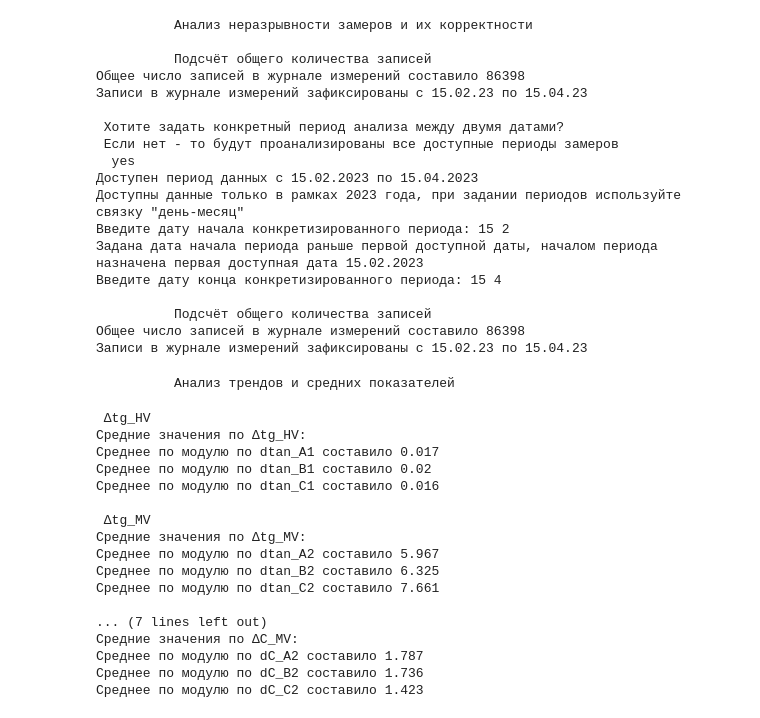
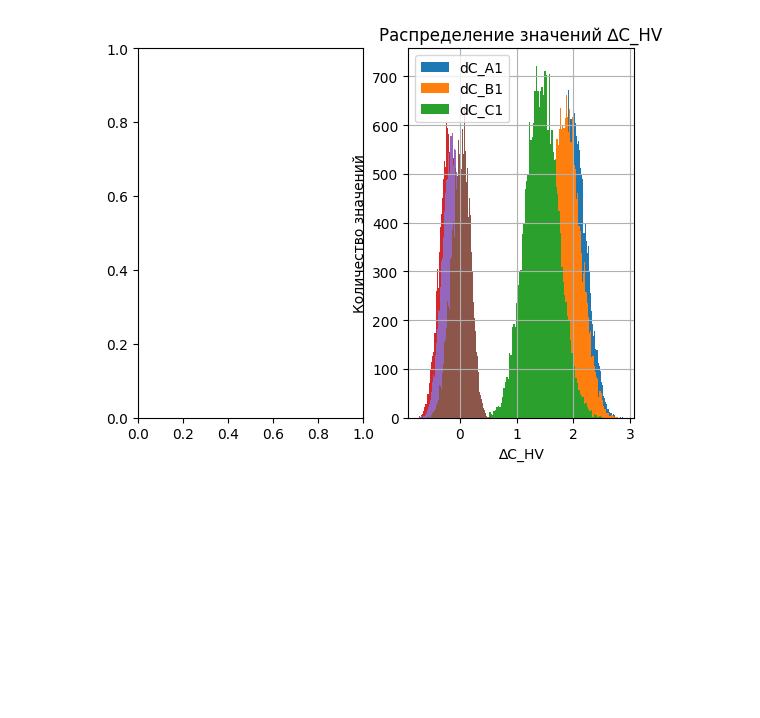
Before and after one commit to sadzax/ElectroMon, a Jupyter notebook: tst.ipynb, the cells around one changed output. Drawn from its saved outputs; the diff is of its cells as text; code cells hidden in the pictures; blank space fills up the shorter version.

```diff
--- a/tst.ipynb
+++ b/tst.ipynb
@@ -54,69 +36,0 @@ data = analyzer.set_dtypes(device_type=device_type, data=data, cols=cols)
-# %%
-#  ______________________________________ COUNTERS AND TIME ANALYZERS ____________________________
-prints.info('Анализ неразрывности замеров и их корректности')
-
-#  Returning total counter of measures and their period
-prints.total_log_counter(dev, data)
-prints.total_periods(dev, data)
-
-#  Asking for a period to choose
-status = sadzax.question(
-        f"\n Хотите задать конкретный период анализа между двумя датами?"
-        f"\n Если нет - то будут проанализированы все доступные периоды замеров\n", yes='y')
-if status == 'y':
-    data = analyzer.time_period_choose(data, dev)
-    prints.total_log_counter(dev, data)
-    prints.total_periods(dev, data)
-# %% [output]
-          Анализ неразрывности замеров и их корректности
-
-          Подсчёт общего количества записей
-Общее число записей в журнале измерений составило 86398
-Записи в журнале измерений зафиксированы с 15.02.23 по 15.04.23
-
- Хотите задать конкретный период анализа между двумя датами?
- Если нет - то будут проанализированы все доступные периоды замеров
-  yes
-Доступен период данных с 15.02.2023 по 15.04.2023
-Доступны данные только в рамках 2023 года, при задании периодов используйте связку "день-месяц"
-Введите дату начала конкретизированного периода: 15 2
-Задана дата начала периода раньше первой доступной даты, началом периода назначена первая доступная дата 15.02.2023
-Введите дату конца конкретизированного периода: 15 4
-
-          Подсчёт общего количества записей
-Общее число записей в журнале измерений составило 86398
-Записи в журнале измерений зафиксированы с 15.02.23 по 15.04.23
-# %%
-prints.info('Анализ трендов и средних показателей')
-
-#  Defining the most usual 'ex'amples (deviation delta and tangent delta) for further correlation analyze
-trends_params = {
-    '∆tg': 'Изменения значений ∆tgδ (изменение tgδ относительно начальных значений)',
-    '∆C': 'Изменения значений ∆C/C1 (изменение емкостей С1 относительно начальных значений)'
-}
-# %% [output]
-          Анализ трендов и средних показателей
-# %%
-for a_key in trends_params.keys():
-    for a_voltage in ['_HV', '_MV']:
-        ex = a_key+a_voltage
-        print('\n', ex)
-        prints.average_printer(ex=ex, data=data, cols=cols, abs_parameter=True)
-# %% [output]
- ∆tg_HV
-Средние значения по ∆tg_HV:
-Среднее по модулю по dtan_A1 составило 0.017
-Среднее по модулю по dtan_B1 составило 0.02
-Среднее по модулю по dtan_C1 составило 0.016
-
- ∆tg_MV
-Средние значения по ∆tg_MV:
-Среднее по модулю по dtan_A2 составило 5.967
-Среднее по модулю по dtan_B2 составило 6.325
-Среднее по модулю по dtan_C2 составило 7.661
-
-... (7 lines left out)
-Средние значения по ∆C_MV:
-Среднее по модулю по dC_A2 составило 1.787
-Среднее по модулю по dC_B2 составило 1.736
-Среднее по модулю по dC_C2 составило 1.423
@@ -122,0 +43,7 @@ for a_key in trends_params.keys():
+# %%
+fig, axes = plt.subplots(1, 2)
+axes[0] = plots.histogram(value=['∆C_MV'], bins=99,data=data,cols=cols, title=f'Распределение значений ∆C_MV')
+# axes[0].plot(range(3), range(3))
+axes[1] = plots.histogram(value=['∆C_HV'], bins=99,data=data,cols=cols, title=f'Распределение значений ∆C_HV')
+# %% [output]
+[figure, added]
```
Also changed, not shown: parts of 6 cells of this notebook, 3 other files.
